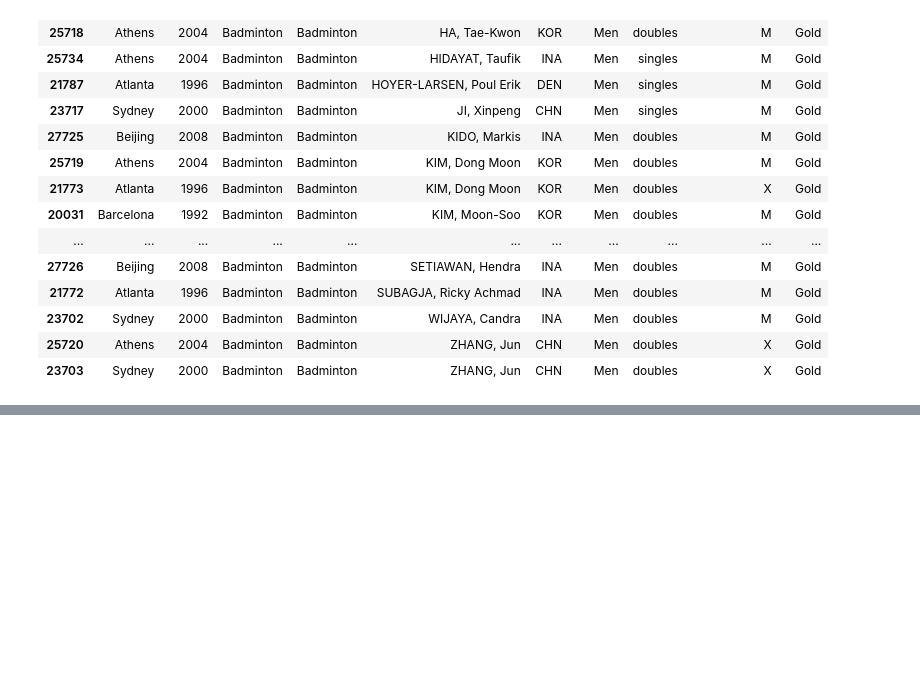
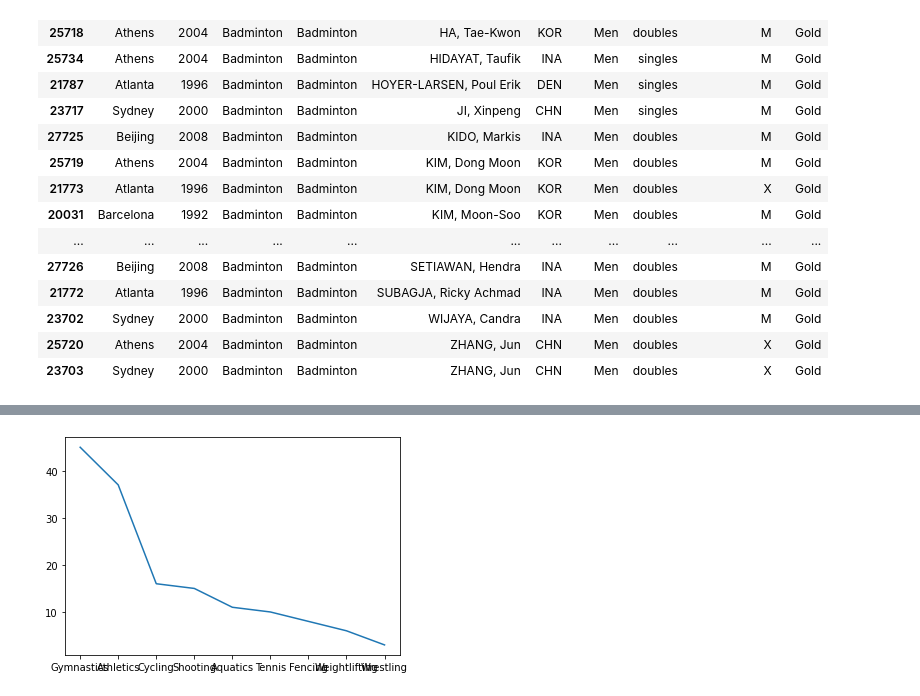
Before and after one commit to theSohanur/pandas-essential, a Jupyter notebook: pandas.notebook.ipynb, the cells around one changed output, grey strips where cells are left out. Drawn from its saved outputs; the diff is of its cells as text; code cells hidden in the pictures; blank space fills up the shorter version.

Commit message:
Basic plotting with Matplotlib

```diff
--- a/pandas.notebook.ipynb
+++ b/pandas.notebook.ipynb
@@ -608,0 +636,3 @@ goldmedal.sort_values(by = 'Athlete')
+# %%
+fo = oly[oly.Edition == 1896]
+fo
@@ -608,0 +653,4 @@ goldmedal.sort_values(by = 'Athlete')
+# %%
+fo.Sport.value_counts().plot(kind = 'line');
+# %% [output]
+[figure, added]
```
Also changed, not shown: parts of 20 cells of this notebook.
